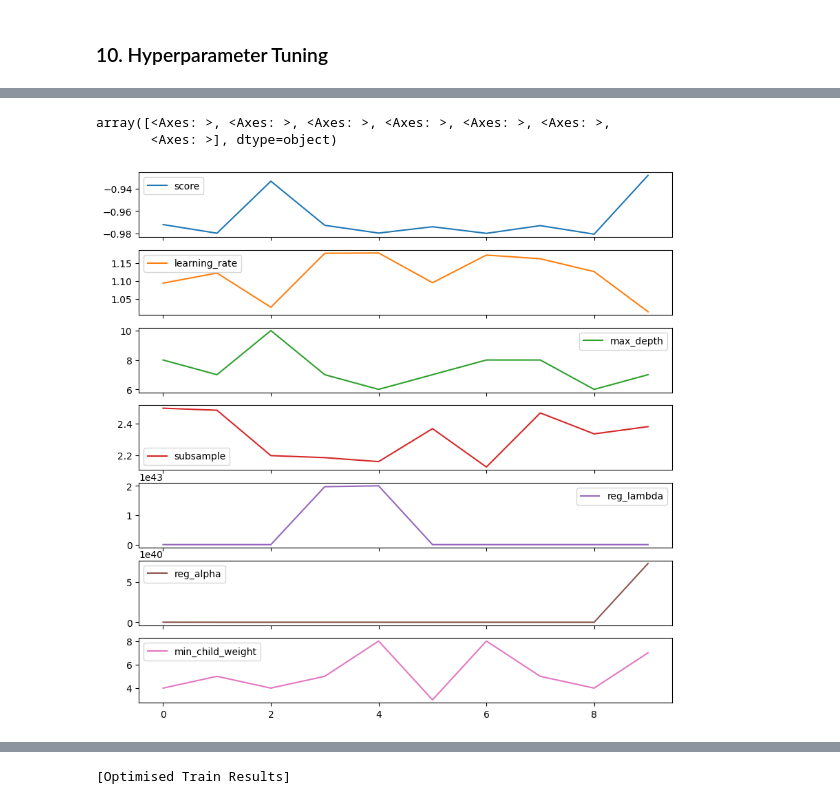
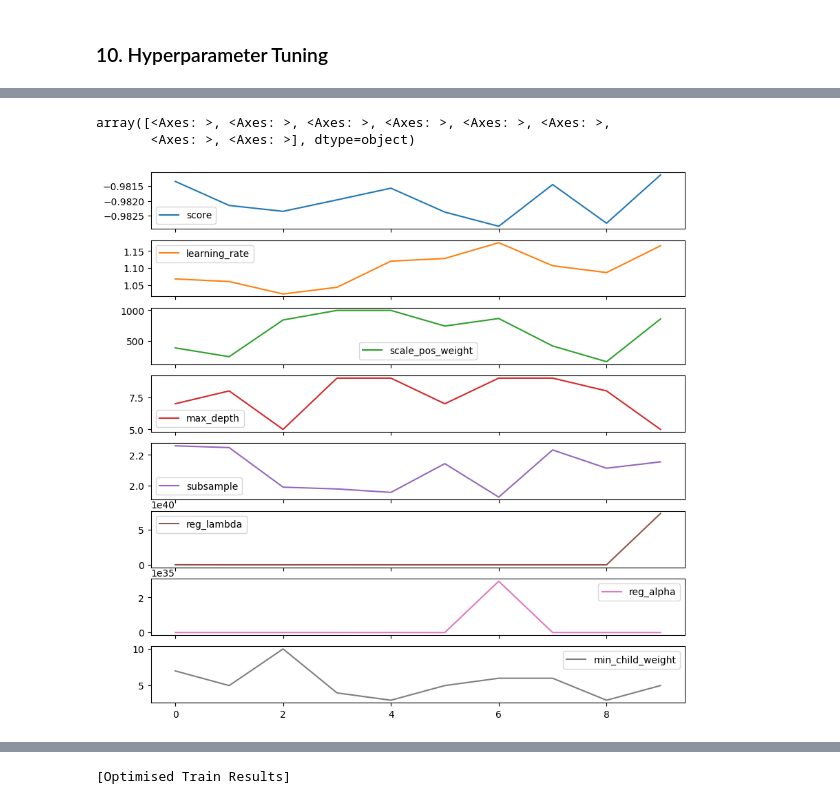
Before and after one commit to jvlaguer/gt_propensity_model, a Jupyter notebook: notebooks/Laguer_John Victor-sb_fraud_detection-xgboost.ipynb, the cells around one changed output, grey strips where cells are left out. Drawn from its saved outputs; the diff is of its cells as text; code cells hidden in the pictures.

```diff
--- a/notebooks/Laguer_John Victor-sb_fraud_detection-xgboost.ipynb
+++ b/notebooks/Laguer_John Victor-sb_fraud_detection-xgboost.ipynb
@@ -619,21 +601,22 @@ You can try to debug the error by setting error_score='raise'.
 # %%
 tpe_results=np.array([[x['result']['loss'],
                       x['misc']['vals']['learning_rate'][0],
+                       x['misc']['vals']['scale_pos_weight'][0],
                       x['misc']['vals']['max_depth'][0],
                       x['misc']['vals']['subsample'][0],
                        x['misc']['vals']['reg_lambda'][0],
                        x['misc']['vals']['reg_alpha'][0],
-                       x['misc']['vals']['min_child_weight'][0],
-                       x['misc']['vals']['scale_pos_weight'][0]
+                       x['misc']['vals']['min_child_weight'][0]
                       ] for x in trials.trials])
 
 tpe_results_df=pd.DataFrame(tpe_results,
-                           columns=['score', 'learning_rate', 'max_depth', 'subsample', 'reg_lambda', 'reg_alpha', 'min_child_weight'])
+                           columns=['score', 'learning_rate', 'scale_pos_weight', 'max_depth', 'subsample', 'reg_lambda', \
+                                    'reg_alpha', 'min_child_weight'])
 tpe_results_df.plot(subplots=True,figsize=(10, 10))
 # %% [output]
 array([<Axes: >, <Axes: >, <Axes: >, <Axes: >, <Axes: >, <Axes: >,
-       <Axes: >], dtype=object)
+       <Axes: >, <Axes: >], dtype=object)
-[figure, old version]
+[figure, new version]
 # %%
 best_t = best.copy()
 best_t['max_depth'] = int(best['max_depth'])
```
Also changed, not shown: parts of 14 cells of this notebook.
